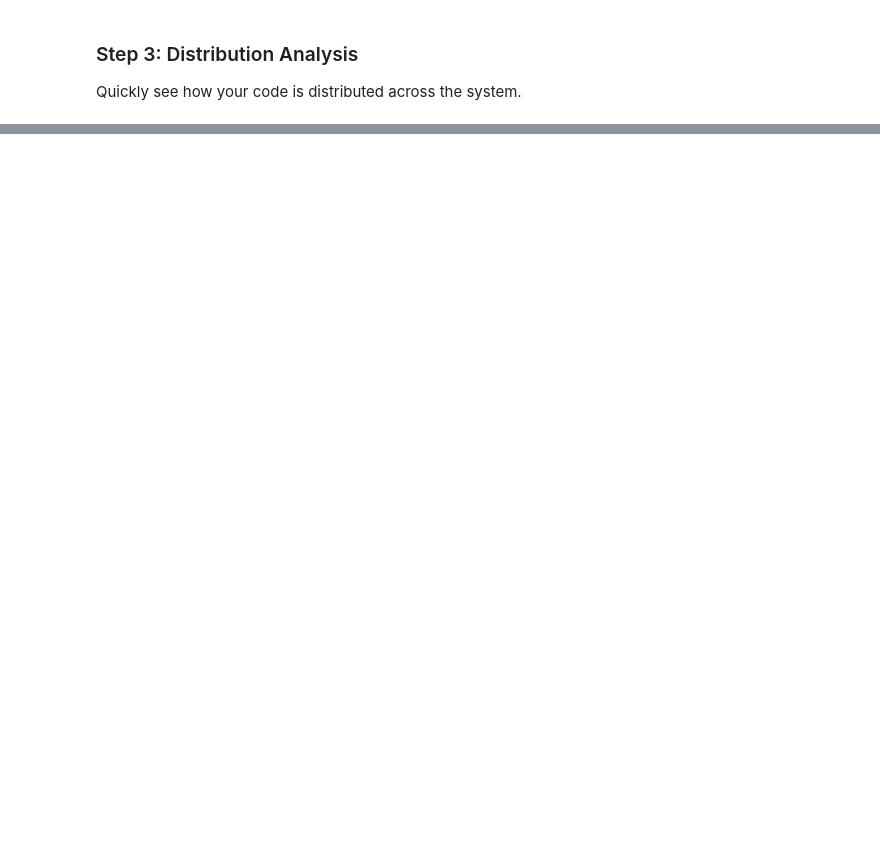
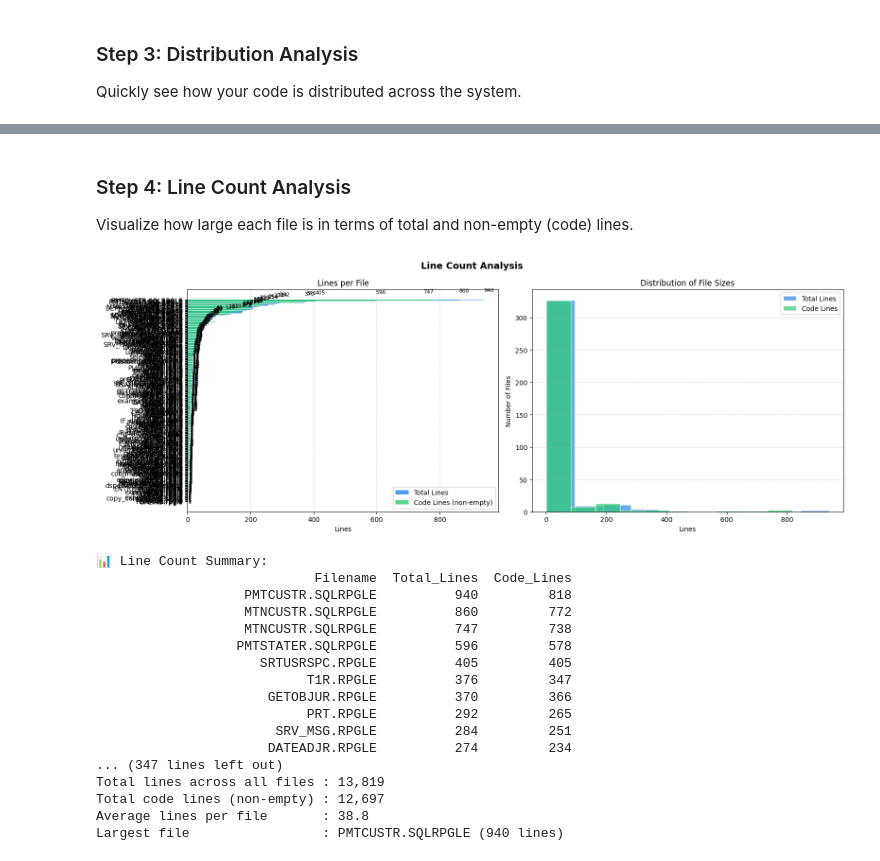
Before and after one commit to feststelltaste/rpgisland, a Jupyter notebook: tools/RPGInventory.ipynb, the cells around one changed output, grey strips where cells are left out. Cells and saved outputs as stored; diff of their text form; code cells hidden in the pictures; blank space fills up the shorter version.

```diff
--- a/tools/RPGInventory.ipynb
+++ b/tools/RPGInventory.ipynb
@@ -123,0 +153,60 @@ pd.crosstab(df['Subsystem'], df['Module'], margins=True)
+# %% [markdown]
+### Step 4: Line Count Analysis
+Visualize how large each file is in terms of total and non-empty (code) lines.
+# %%
+fig, axes = plt.subplots(1, 2, figsize=(16, 6))
+fig.suptitle("Line Count Analysis", fontsize=14, fontweight="bold")
+
+# --- Left: Bar chart per file ---
+df_sorted = df.sort_values("Total_Lines", ascending=True)
+short_names = df_sorted["Filename"].apply(lambda x: x[:20])
+
+axes[0].barh(short_names, df_sorted["Total_Lines"], color="#4C9BE8", label="Total Lines")
+axes[0].barh(short_names, df_sorted["Code_Lines"], color="#2ECC71", alpha=0.8, label="Code Lines (non-empty)")
+axes[0].set_xlabel("Lines")
+axes[0].set_title("Lines per File")
+axes[0].legend()
+axes[0].grid(axis="x", linestyle="--", alpha=0.5)
+
+# Annotate total line count
+for i, (total, code) in enumerate(zip(df_sorted["Total_Lines"], df_sorted["Code_Lines"])):
+    axes[0].text(total + 0.5, i, str(total), va="center", fontsize=8)
+
+# --- Right: Histogram of file sizes ---
+axes[1].hist(df["Total_Lines"], bins=10, color="#4C9BE8", edgecolor="white", alpha=0.85, label="Total Lines")
+axes[1].hist(df["Code_Lines"], bins=10, color="#2ECC71", edgecolor="white", alpha=0.7, label="Code Lines")
+axes[1].set_xlabel("Lines")
+axes[1].set_ylabel("Number of Files")
+axes[1].set_title("Distribution of File Sizes")
+axes[1].legend()
+axes[1].grid(axis="y", linestyle="--", alpha=0.5)
+
+plt.tight_layout()
+plt.show()
+
+# Summary stats
+print("\n📊 Line Count Summary:")
+print(df[["Filename", "Total_Lines", "Code_Lines"]].sort_values("Total_Lines", ascending=False).to_string(index=False))
+print(f"\nTotal lines across all files : {df['Total_Lines'].sum():,}")
+print(f"Total code lines (non-empty) : {df['Code_Lines'].sum():,}")
+print(f"Average lines per file       : {df['Total_Lines'].mean():.1f}")
+print(f"Largest file                 : {df.loc[df['Total_Lines'].idxmax(), 'Filename']} ({df['Total_Lines'].max()} lines)")
+# %% [output]
+[figure, added]
+📊 Line Count Summary:
+                            Filename  Total_Lines  Code_Lines
+                   PMTCUSTR.SQLRPGLE          940         818
+                   MTNCUSTR.SQLRPGLE          860         772
+                   MTNCUSTR.SQLRPGLE          747         738
+                  PMTSTATER.SQLRPGLE          596         578
+                     SRTUSRSPC.RPGLE          405         405
+                           T1R.RPGLE          376         347
+                      GETOBJUR.RPGLE          370         366
+                           PRT.RPGLE          292         265
+                       SRV_MSG.RPGLE          284         251
+                      DATEADJR.RPGLE          274         234
+... (347 lines left out)
+Total lines across all files : 13,819
+Total code lines (non-empty) : 12,697
+Average lines per file       : 38.8
+Largest file                 : PMTCUSTR.SQLRPGLE (940 lines)
```
Also changed, not shown: parts of 4 cells of this notebook, 1 other file.
